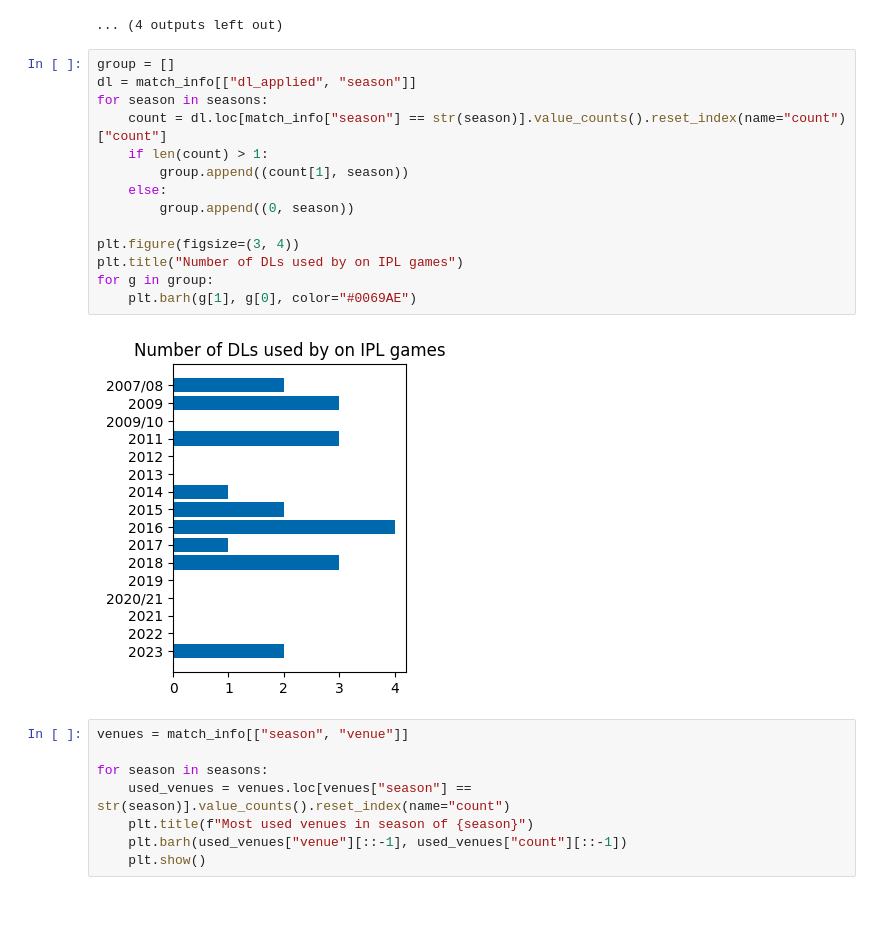
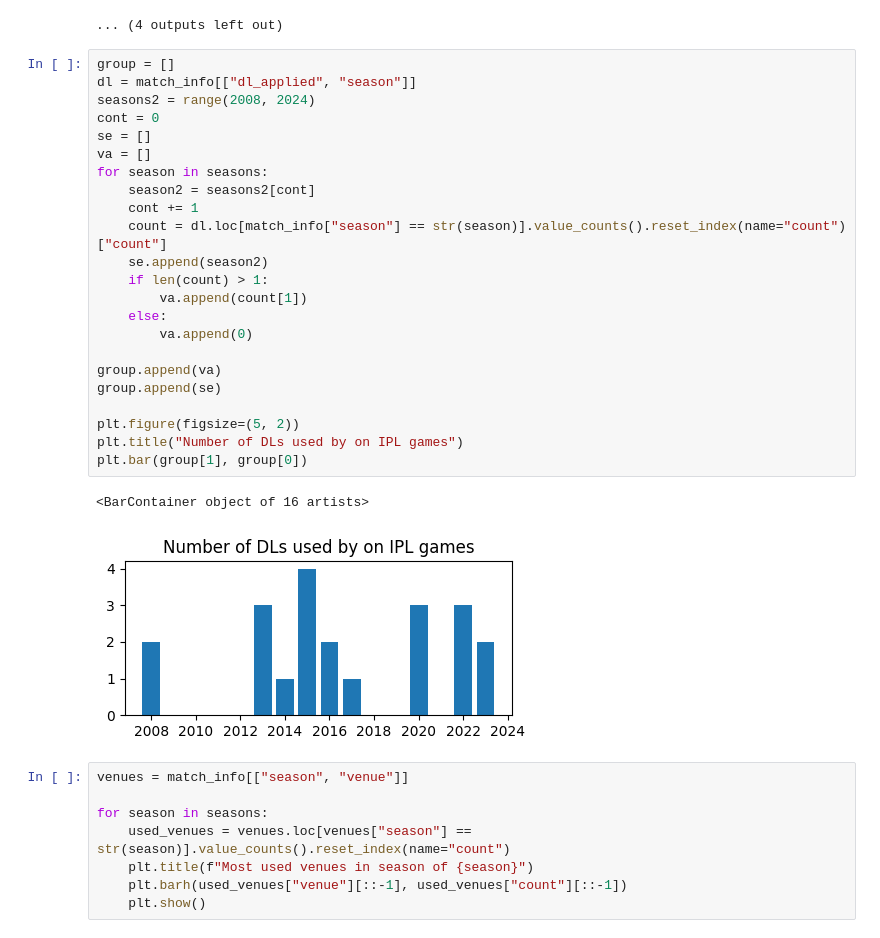
Before and after one commit to KartikLakra/ipl, a Jupyter notebook: IPL - Analisys.ipynb, the cells around one changed output. Saved outputs shown, nothing was run; the diff lists cells and outputs as text; blank space fills up the shorter version.

```diff
--- a/IPL - Analisys.ipynb
+++ b/IPL - Analisys.ipynb
@@ -101,19 +101,29 @@ for season in seasons:
 # %%
 group = []
 dl = match_info[["dl_applied", "season"]]
+seasons2 = range(2008, 2024)
+cont = 0
+se = []
+va = []
 for season in seasons:
+    season2 = seasons2[cont]
+    cont += 1
     count = dl.loc[match_info["season"] == str(season)].value_counts().reset_index(name="count")["count"]
+    se.append(season2)
     if len(count) > 1:
-        group.append((count[1], season))
+        va.append(count[1])
     else:
-        group.append((0, season))
+        va.append(0)
 
-plt.figure(figsize=(3, 4))
+group.append(va)
+group.append(se)
+
+plt.figure(figsize=(5, 2))
 plt.title("Number of DLs used by on IPL games")
-for g in group:
-    plt.barh(g[1], g[0], color="#0069AE")
+plt.bar(group[1], group[0])
 # %% [output]
+<BarContainer object of 16 artists>
-[figure, old version]
+[figure, new version]
 # %%
 venues = match_info[["season", "venue"]]
 
```
